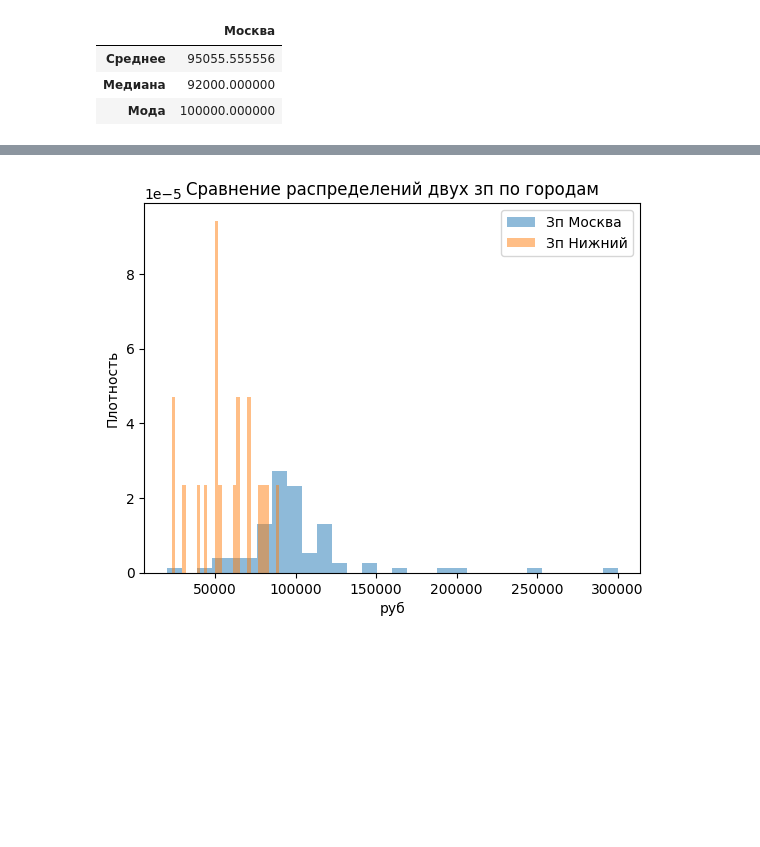
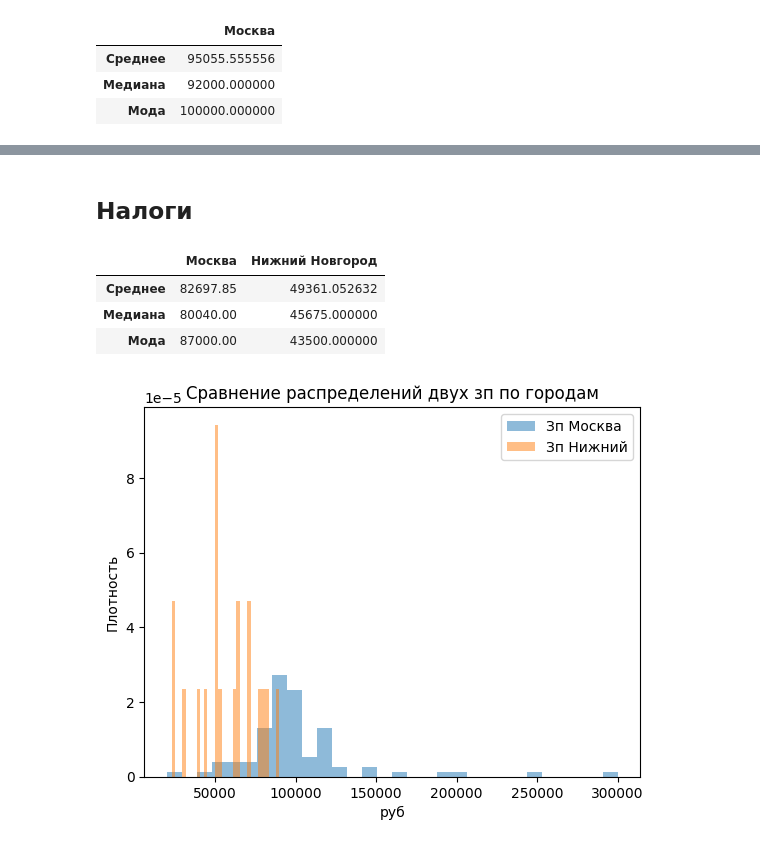
Before and after one commit to DianaLed/hh_ru_teachers_salaries, a Jupyter notebook: src/analysis.ipynb, the cells around one changed output, grey strips where cells are left out. Drawn from its saved outputs; the diff is of its cells as text; code cells hidden in the pictures; blank space fills up the shorter version.

```diff
--- a/src/analysis.ipynb
+++ b/src/analysis.ipynb
@@ -221,3 +229,16 @@ display(res)
+# %% [markdown]
+## Налоги
+# %%
+combined_df = pd.DataFrame({
+    'Москва': res["Без выбросов"] * 0.87,
+    'Нижний Новгород': stats['Нижний Новгород'] * 0.87
+})
+combined_df
+# %% [output]
+|  | Москва | Нижний Новгород |
+| Среднее | 82697.85 | 49361.052632 |
+| Медиана | 80040.00 | 45675.000000 |
+| Мода | 87000.00 | 43500.000000 |
 # %%
 import seaborn as sns
 plt.hist(dataMo, alpha=0.5, label='Зп Москва', bins=30, density=True)
```
Also changed, not shown: parts of 2 cells of this notebook.
